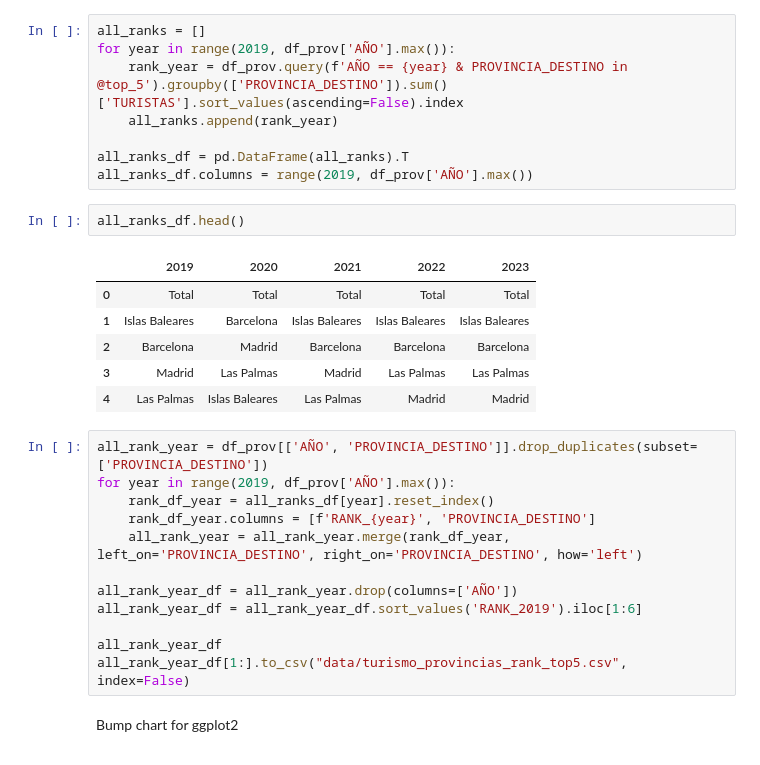
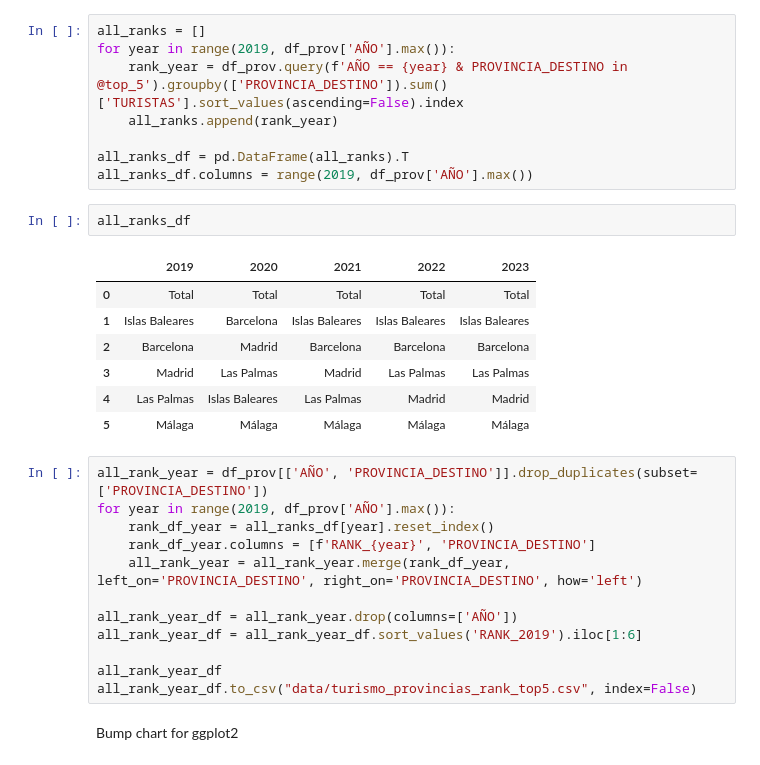
Before and after one commit to andreucs/vis-proy, a Jupyter notebook: preparación_hex_map.ipynb, the cells around one changed output. Cells and saved outputs as stored; diff of their text form.

```diff
--- a/preparación_hex_map.ipynb
+++ b/preparación_hex_map.ipynb
@@ -223,14 +233,15 @@ for year in range(2019, df_prov['AÑO'].max()):
 all_ranks_df = pd.DataFrame(all_ranks).T
 all_ranks_df.columns = range(2019, df_prov['AÑO'].max())
 # %%
-all_ranks_df.head()
+all_ranks_df
 # %% [output]
 |  | 2019 | 2020 | 2021 | 2022 | 2023 |
 | 0 | Total | Total | Total | Total | Total |
 | 1 | Islas Baleares | Barcelona | Islas Baleares | Islas Baleares | Islas Baleares |
 | 2 | Barcelona | Madrid | Barcelona | Barcelona | Barcelona |
 | 3 | Madrid | Las Palmas | Madrid | Las Palmas | Las Palmas |
 | 4 | Las Palmas | Islas Baleares | Las Palmas | Madrid | Madrid |
+| 5 | Málaga | Málaga | Málaga | Málaga | Málaga |
 # %%
 all_rank_year = df_prov[['AÑO', 'PROVINCIA_DESTINO']].drop_duplicates(subset=['PROVINCIA_DESTINO'])
 for year in range(2019, df_prov['AÑO'].max()):
@@ -242,7 +253,7 @@ all_rank_year_df = all_rank_year.drop(columns=['AÑO'])
 all_rank_year_df = all_rank_year_df.sort_values('RANK_2019').iloc[1:6]
 
 all_rank_year_df
-all_rank_year_df[1:].to_csv("data/turismo_provincias_rank_top5.csv", index=False)
+all_rank_year_df.to_csv("data/turismo_provincias_rank_top5.csv", index=False)
 # %% [markdown]
 Bump chart for ggplot2
 # %%
```
Also changed, not shown: parts of 1 cell of this notebook, 1 other file.
